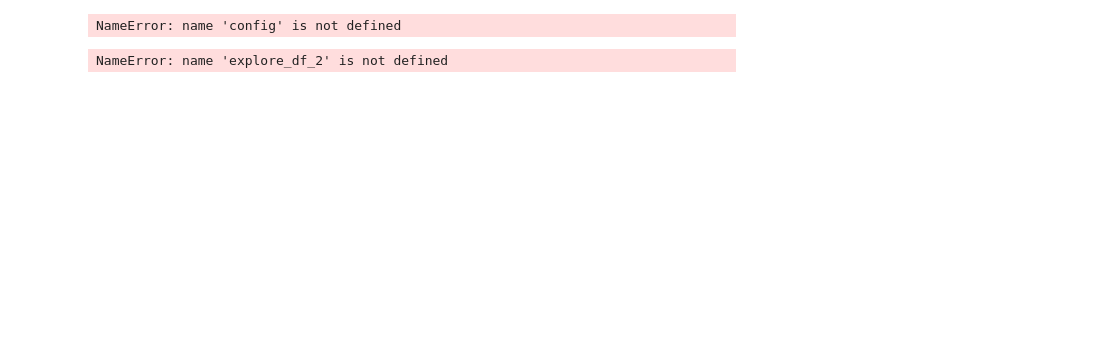
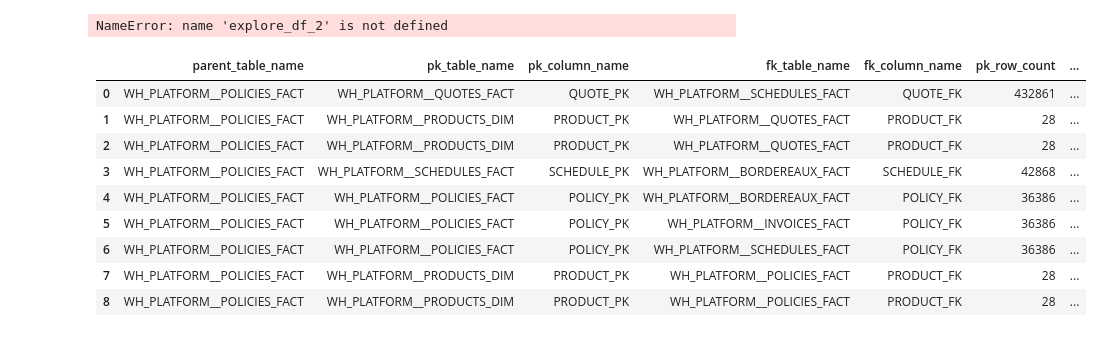
Before and after one commit to rittmananalytics/droughty, a Jupyter notebook: droughty/droughty/Untitled3.ipynb, the cells around one changed output. Saved outputs shown, nothing was run; the diff lists cells and outputs as text; code cells hidden in the pictures; blank space fills up the shorter version.

Commit message:
working explores

```diff
--- a/droughty/droughty/Untitled3.ipynb
+++ b/droughty/droughty/Untitled3.ipynb
@@ -465,6 +488,9 @@ import yaml
 
 import git
 
+import config
+import warehouse_target
+
 pd.options.mode.chained_assignment = None
 
 credentials = config.service_account
@@ -472,7 +498,7 @@ credentials = config.service_account
 warehouse_name = config.warehouse_name
 lookml_project = config.project_name
 
-dimensional_inference_status = warehouse_target.dimensional_inference
+dimensional_inference_status = dimensional_inference
 sql = warehouse_target.warehouse_schema
 explore_sql = explore_sql
 
@@ -542,32 +568,9 @@ elif warehouse_name == 'snowflake':
 
     explore_df.drop_duplicates(keep=False, inplace=True)
 
-    explore_df_2 = explore_df[['parent_table_name','pk_table_name', 'pk_column_name','fk_table_name','fk_column_name','looker_relationship']]
+    fk_explore_df = pd.read_sql(explore_sql, connection)
 
-    pk_table_name_df = explore_df[['pk_table_name']]
-
-    duplicate_explore_rows = pk_table_name_df[pk_table_name_df.duplicated(['pk_table_name'])]
-
-    distinct_duplicate_explore_rows = duplicate_explore_rows['pk_table_name'].drop_duplicates().to_list()
-
-    connection.close()
-    engine.dispose()
-
-    df4 = {n: grp.loc[n].to_dict('index')
-
-    for n, grp in explore_df.set_index(['parent_table_name','pk_table_name', 'pk_column_name','fk_table_name','fk_column_name','looker_relationship']).groupby(level='parent_table_name')}
-
-    d2 = df4
-
-    def recur_dictify(frame):
-        if len(frame.columns) == 1:
-            if frame.values.size == 1: return frame.values[0][0]
-            return frame.values.squeeze()
-        grouped = frame.groupby(frame.columns[0])
-        d = {k: recur_dictify(g.iloc[:,1:]) for k,g in grouped}
-        return d
+    join_explore_df = pd.read_sql(explore_sql, connection)
-# %% [output]
-NameError: name 'config' is not defined
 # %%
 explore_df_2
 # %% [output]
@@ -580,0 +586,13 @@ explore_df
+# %%
+join_explore_df
+# %% [output]
+|  | parent_table_name | pk_table_name | pk_column_name | fk_table_name | fk_column_name | pk_row_count | ... |
+| 0 | WH_PLATFORM__POLICIES_FACT | WH_PLATFORM__QUOTES_FACT | QUOTE_PK | WH_PLATFORM__SCHEDULES_FACT | QUOTE_FK | 432861 | ... |
+| 1 | WH_PLATFORM__POLICIES_FACT | WH_PLATFORM__PRODUCTS_DIM | PRODUCT_PK | WH_PLATFORM__QUOTES_FACT | PRODUCT_FK | 28 | ... |
+| 2 | WH_PLATFORM__POLICIES_FACT | WH_PLATFORM__PRODUCTS_DIM | PRODUCT_PK | WH_PLATFORM__QUOTES_FACT | PRODUCT_FK | 28 | ... |
+| 3 | WH_PLATFORM__POLICIES_FACT | WH_PLATFORM__SCHEDULES_FACT | SCHEDULE_PK | WH_PLATFORM__BORDEREAUX_FACT | SCHEDULE_FK | 42868 | ... |
+| 4 | WH_PLATFORM__POLICIES_FACT | WH_PLATFORM__POLICIES_FACT | POLICY_PK | WH_PLATFORM__BORDEREAUX_FACT | POLICY_FK | 36386 | ... |
+| 5 | WH_PLATFORM__POLICIES_FACT | WH_PLATFORM__POLICIES_FACT | POLICY_PK | WH_PLATFORM__INVOICES_FACT | POLICY_FK | 36386 | ... |
+| 6 | WH_PLATFORM__POLICIES_FACT | WH_PLATFORM__POLICIES_FACT | POLICY_PK | WH_PLATFORM__SCHEDULES_FACT | POLICY_FK | 36386 | ... |
+| 7 | WH_PLATFORM__POLICIES_FACT | WH_PLATFORM__PRODUCTS_DIM | PRODUCT_PK | WH_PLATFORM__POLICIES_FACT | PRODUCT_FK | 28 | ... |
+| 8 | WH_PLATFORM__POLICIES_FACT | WH_PLATFORM__PRODUCTS_DIM | PRODUCT_PK | WH_PLATFORM__POLICIES_FACT | PRODUCT_FK | 28 | ... |
```
Also changed, not shown: parts of 11 cells of this notebook, 9 other files.
